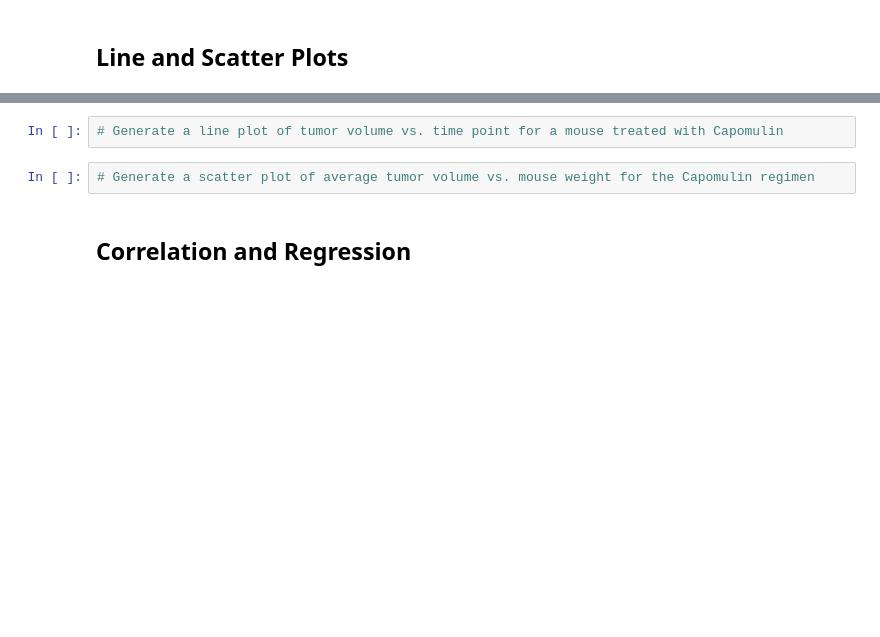
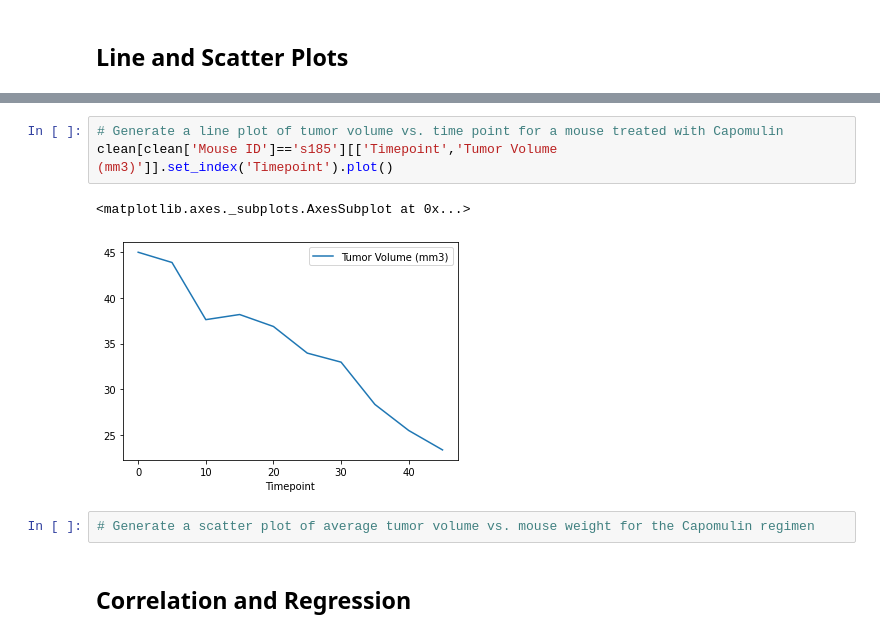
Before and after one commit to raburime/matplotlib-challenge, a Jupyter notebook: Pymaceuticals/pymaceuticals_starter.ipynb, the cells around one changed output, grey strips where cells are left out. Saved outputs shown, nothing was run; the diff lists cells and outputs as text; blank space fills up the shorter version.

```diff
--- a/Pymaceuticals/pymaceuticals_starter.ipynb
+++ b/Pymaceuticals/pymaceuticals_starter.ipynb
@@ -171,5 +230,9 @@ plt.show()
 # %%
 # Generate a line plot of tumor volume vs. time point for a mouse treated with Capomulin
+clean[clean['Mouse ID']=='s185'][['Timepoint','Tumor Volume (mm3)']].set_index('Timepoint').plot()
+# %% [output]
+<matplotlib.axes._subplots.AxesSubplot at 0x...>
+[figure, added]
 # %%
 # Generate a scatter plot of average tumor volume vs. mouse weight for the Capomulin regimen
 # %% [markdown]
```
Also changed, not shown: parts of 12 cells of this notebook.
